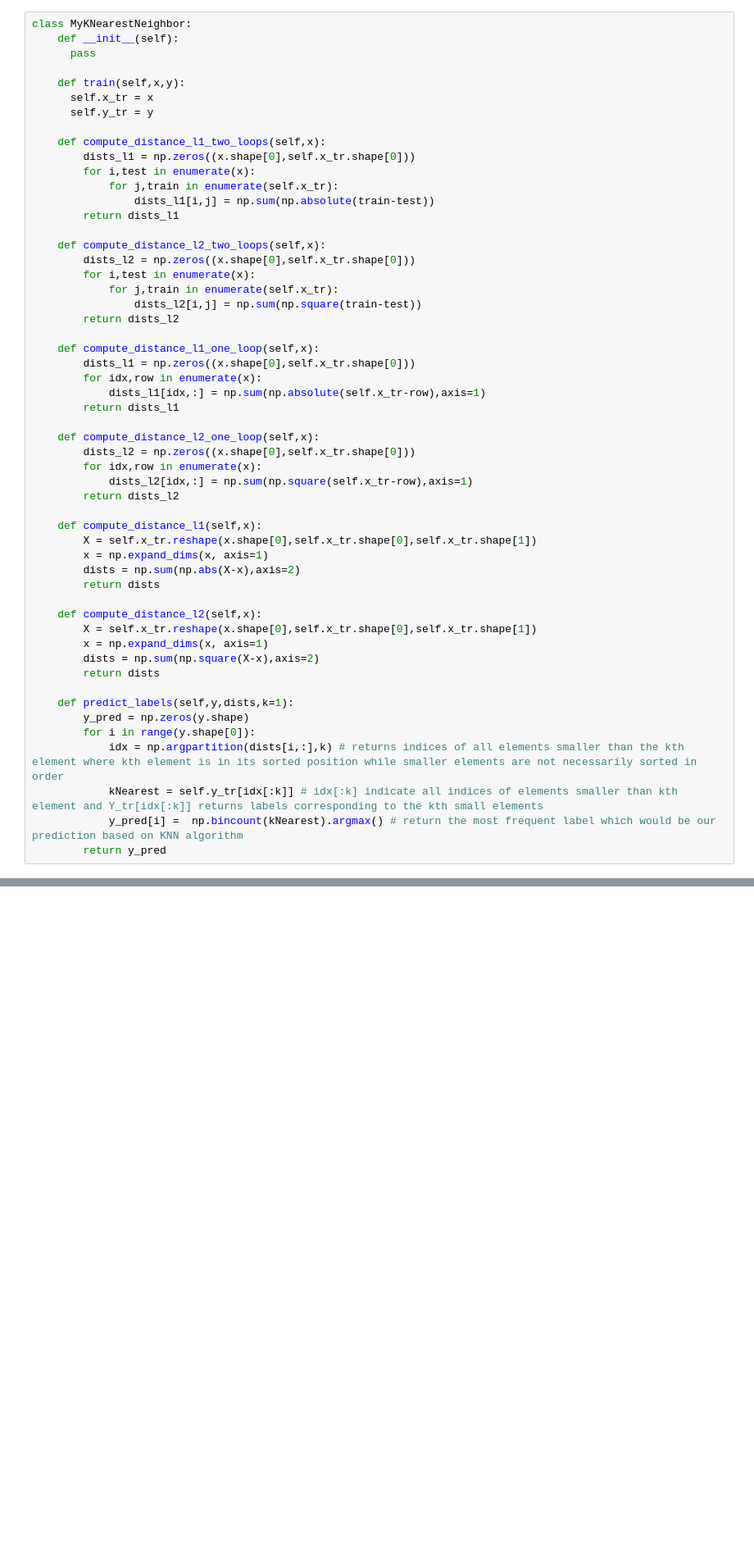
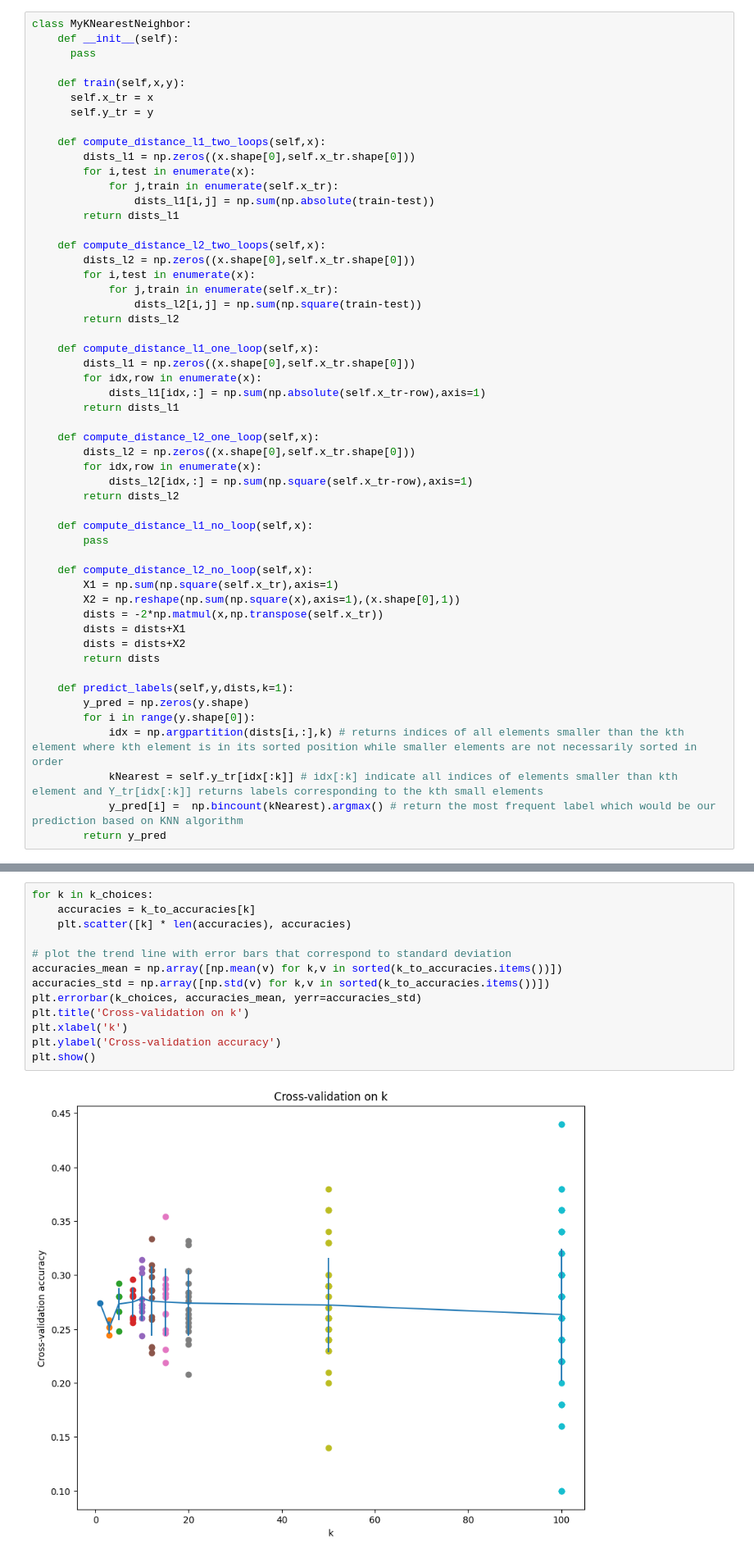
Before and after one commit to Abghari-Mohsen/cs231n-ass1, a Jupyter notebook: kNN_image_classification.ipynb, the cells around one changed output, grey strips where cells are left out. Shown at 82% size. Drawn from its saved outputs; the diff is of its cells as text; blank space fills up the shorter version.

```diff
--- a/kNN_image_classification.ipynb
+++ b/kNN_image_classification.ipynb
@@ -186,16 +188,15 @@ class MyKNearestNeighbor:
             dists_l2[idx,:] = np.sum(np.square(self.x_tr-row),axis=1)
         return dists_l2
 
-    def compute_distance_l1(self,x):
-        X = self.x_tr.reshape(x.shape[0],self.x_tr.shape[0],self.x_tr.shape[1])
-        x = np.expand_dims(x, axis=1)
-        dists = np.sum(np.abs(X-x),axis=2)
-        return dists
+    def compute_distance_l1_no_loop(self,x):
+        pass
 
-    def compute_distance_l2(self,x):
-        X = self.x_tr.reshape(x.shape[0],self.x_tr.shape[0],self.x_tr.shape[1])
-        x = np.expand_dims(x, axis=1)
-        dists = np.sum(np.square(X-x),axis=2)
+    def compute_distance_l2_no_loop(self,x):
+        X1 = np.sum(np.square(self.x_tr),axis=1)
+        X2 = np.reshape(np.sum(np.square(x),axis=1),(x.shape[0],1))
+        dists = -2*np.matmul(x,np.transpose(self.x_tr))
+        dists = dists+X1
+        dists = dists+X2
         return dists
 
     def predict_labels(self,y,dists,k=1):
@@ -595,0 +702,15 @@ else:
+# %%
+for k in k_choices:
+    accuracies = k_to_accuracies[k]
+    plt.scatter([k] * len(accuracies), accuracies)
+
+# plot the trend line with error bars that correspond to standard deviation
+accuracies_mean = np.array([np.mean(v) for k,v in sorted(k_to_accuracies.items())])
+accuracies_std = np.array([np.std(v) for k,v in sorted(k_to_accuracies.items())])
+plt.errorbar(k_choices, accuracies_mean, yerr=accuracies_std)
+plt.title('Cross-validation on k')
+plt.xlabel('k')
+plt.ylabel('Cross-validation accuracy')
+plt.show()
+# %% [output]
+[figure, added]
```
Also changed, not shown: parts of 7 cells of this notebook.
